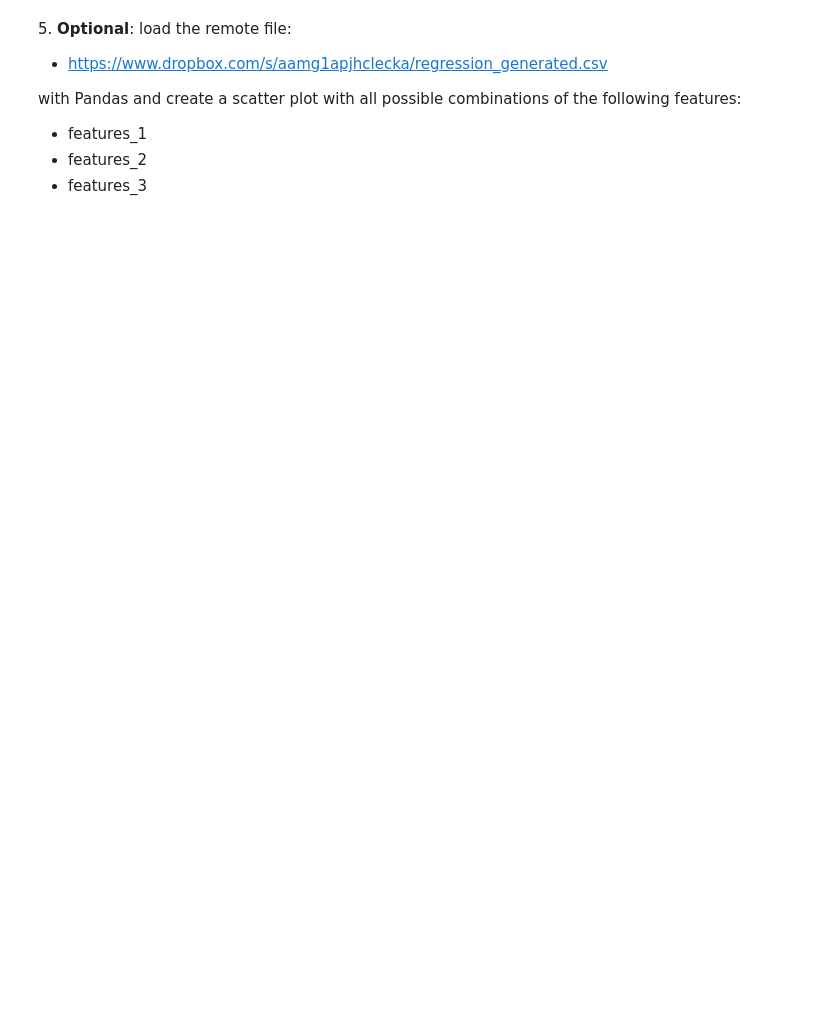
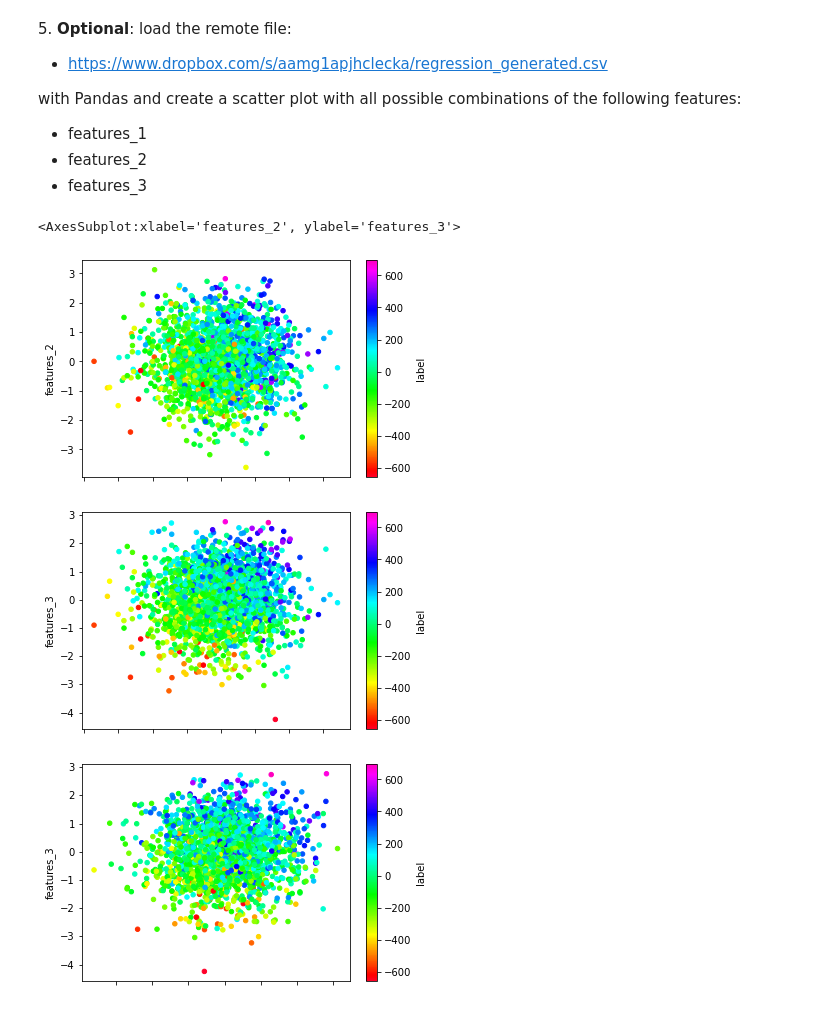
Before and after one commit to zucchett/HighLevelProgramming2021, a Jupyter notebook: 06ex_OSEMN.ipynb, the cells around one changed output. Cells and saved outputs as stored; diff of their text form; code cells hidden in the pictures; blank space fills up the shorter version.

Commit message:
Solution ex04-ex05-ex06-ex07
Solution ex04-ex05-ex06-ex07

```diff
--- a/06ex_OSEMN.ipynb
+++ b/06ex_OSEMN.ipynb
@@ -44,3 +195,23 @@ with Pandas and create a scatter plot with all possible combinations of the foll
   + features_1
   + features_2
   + features_3
+# %%
+#5-Solution
+df = pd.read_csv("regression_generated.csv")
+df.plot.scatter(x = 'features_1',
+                y = 'features_2',
+                c = 'label',
+                colormap = "gist_rainbow")
+df.plot.scatter(x = 'features_1',
+                y = 'features_3',
+                c = 'label',
+                colormap = "gist_rainbow")
+df.plot.scatter(x = 'features_2',
+                y = 'features_3',
+                c = 'label',
+                colormap = "gist_rainbow")
+# %% [output]
+<AxesSubplot:xlabel='features_2', ylabel='features_3'>
+[figure, added]
+[figure, added]
+[figure, added]
```
Also changed, not shown: parts of 7 cells of this notebook, 23 other files.
